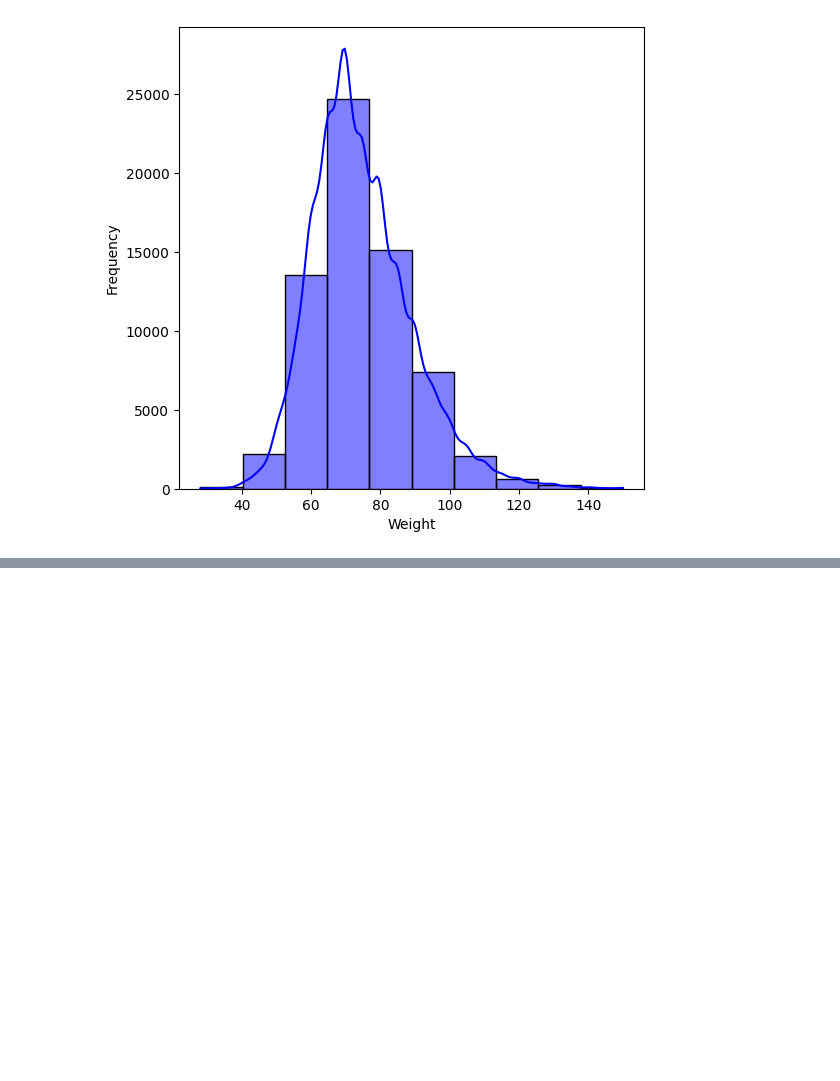
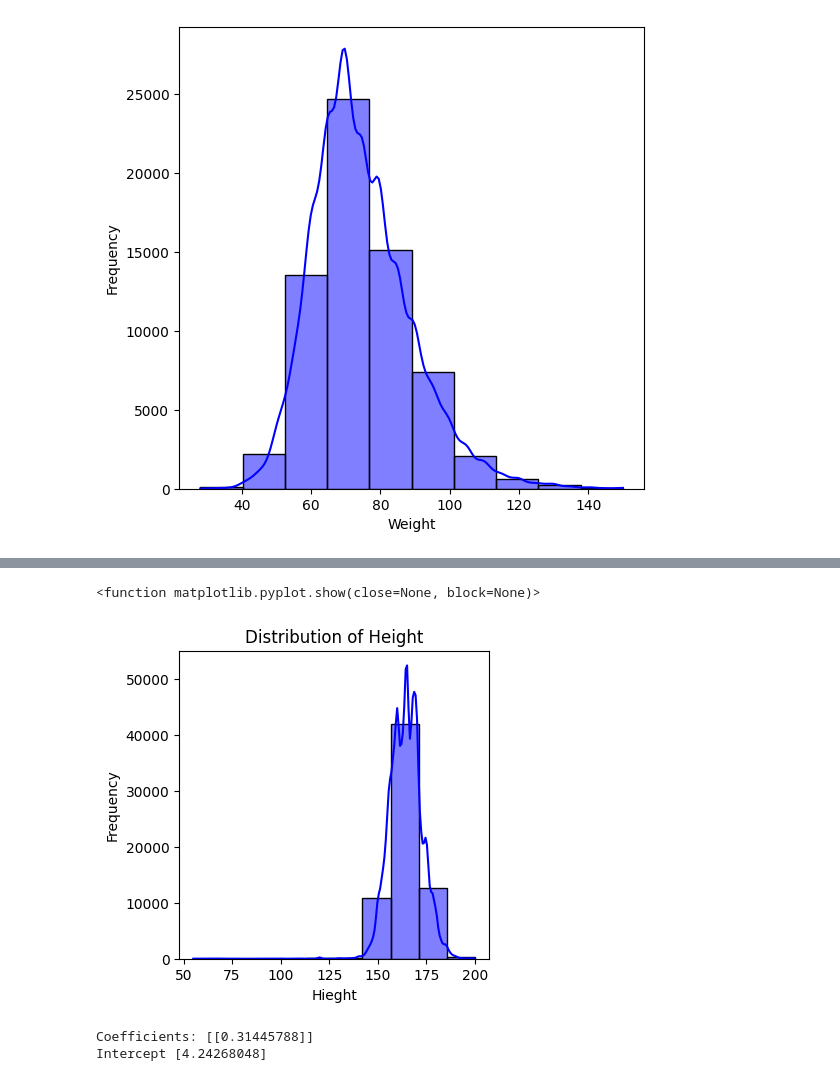
Before and after one commit to kenyyode/Cardio-Data, a Jupyter notebook: Analysis and model.ipynb, the cells around one changed output, grey strips where cells are left out. Cells and saved outputs as stored; diff of their text form; code cells hidden in the pictures; blank space fills up the shorter version.

```diff
--- a/Analysis and model.ipynb
+++ b/Analysis and model.ipynb
@@ -71,6 +71,8 @@ plt.show()
 [figure]
 # %%
 n_df = df_[df_["Weight"] <= 150]
+# %%
+n_df = n_df[n_df["Height"] <= 200]
 # %%
 plt.figure(figsize=(6,6))
 sns.histplot(data=n_df, x="Weight", bins=10, kde=True, color='blue')
@@ -90,0 +105,12 @@ plt.show()
+# %%
+plt.figure(figsize=(4, 4))
+
+sns.histplot(data=n_df, x="Height", bins=10, color='blue', kde=True)
+
+plt.title("Distribution of Height")
+plt.xlabel("Hieght")
+plt.ylabel("Frequency")
+plt.show
+# %% [output]
+<function matplotlib.pyplot.show(close=None, block=None)>
+[figure, added]
@@ -90,0 +123,16 @@ plt.show()
+# %%
+# creating the Linear Regression object
+lm = LinearRegression()
+
+train_x = train["Weight"].array.reshape(-1, 1)
+train_y = train["BMI"].array.reshape(-1, 1)
+
+# to fit our model
+lm.fit(train_x, train_y)
+
+# the coefficients
+print("Coefficients:", lm.coef_)
+print("Intercept", lm.intercept_)
+# %% [output]
+Coefficients: [[0.31445788]]
+Intercept [4.24268048]
```
Also changed, not shown: parts of 4 cells of this notebook.
